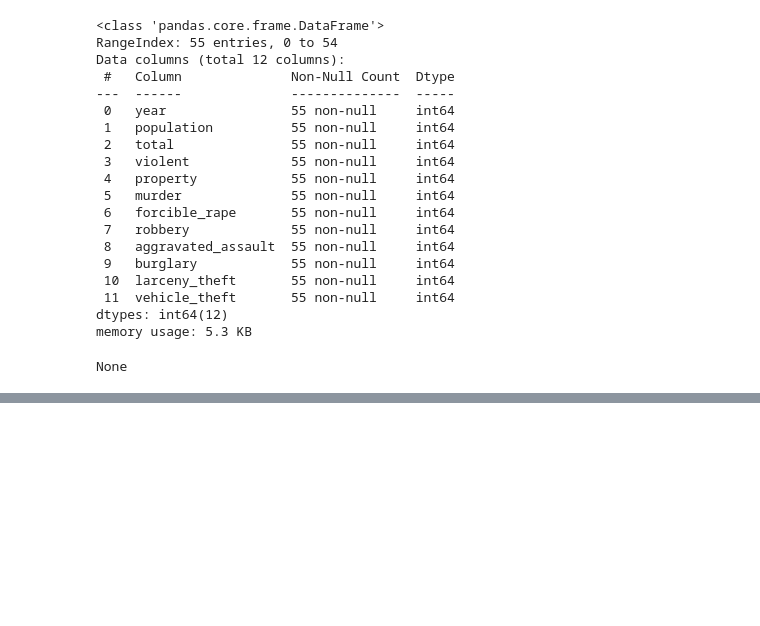
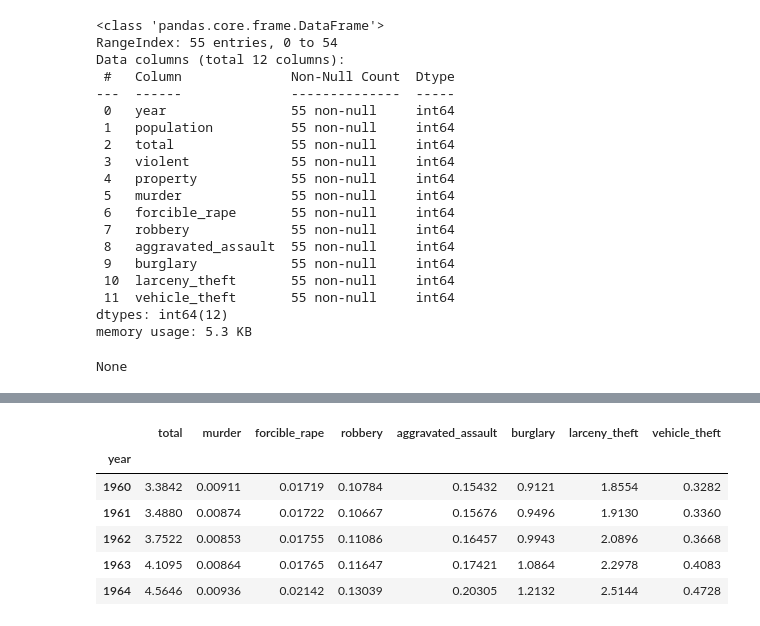
Before and after one commit to kkruel8100/Crime-Analysis, a Jupyter notebook: US_Crime_Rates_1960_2014.ipynb, the cells around one changed output, grey strips where cells are left out. Cells and saved outputs as stored; diff of their text form; code cells hidden in the pictures; blank space fills up the shorter version.

```diff
--- a/US_Crime_Rates_1960_2014.ipynb
+++ b/US_Crime_Rates_1960_2014.ipynb
@@ -56,0 +93,12 @@ us_crime_1960_2014_df_copy = us_crime_1960_2014_df.copy()
+# %%
+# remove population, violent, and property crime columns.
+crime_rates = crime_rates_df.drop(columns=["population", "total_violent", "total_nonviolent"])
+crime_rates.head()
+# %% [output]
+|  | total | murder | forcible_rape | robbery | aggravated_assault | burglary | larceny_theft | vehicle_theft |
+| year |  |  |  |  |  |  |  |  |
+| 1960 | 3.3842 | 0.00911 | 0.01719 | 0.10784 | 0.15432 | 0.9121 | 1.8554 | 0.3282 |
+| 1961 | 3.4880 | 0.00874 | 0.01722 | 0.10667 | 0.15676 | 0.9496 | 1.9130 | 0.3360 |
+| 1962 | 3.7522 | 0.00853 | 0.01755 | 0.11086 | 0.16457 | 0.9943 | 2.0896 | 0.3668 |
+| 1963 | 4.1095 | 0.00864 | 0.01765 | 0.11647 | 0.17421 | 1.0864 | 2.2978 | 0.4083 |
+| 1964 | 4.5646 | 0.00936 | 0.02142 | 0.13039 | 0.20305 | 1.2132 | 2.5144 | 0.4728 |
```
Also changed, not shown: parts of 21 cells of this notebook, 1 other file.
